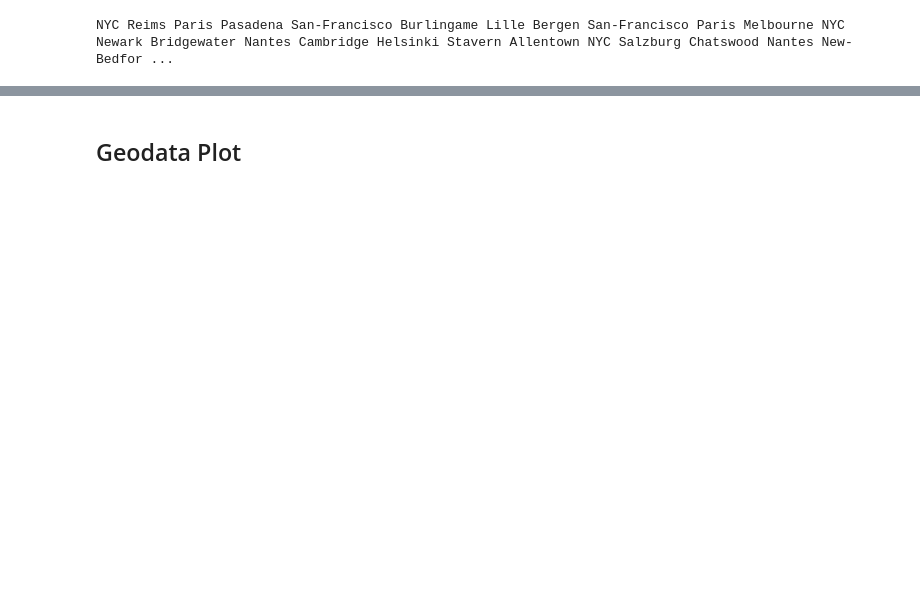
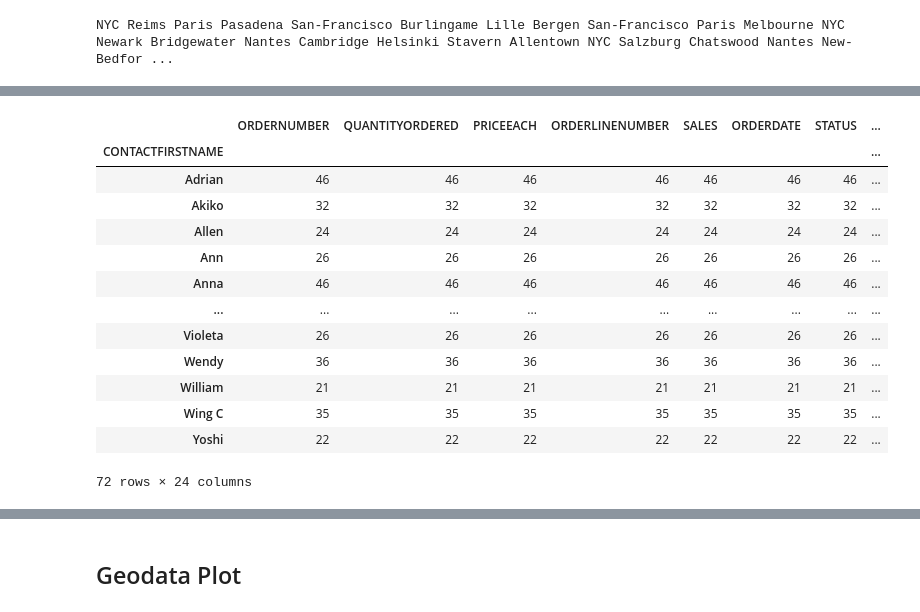
Before and after one commit to r-ap/TrainingMachineLearning, a Jupyter notebook: BFI_PYIM_8.ipynb, the cells around one changed output, grey strips where cells are left out. Saved outputs shown, nothing was run; the diff lists cells and outputs as text; code cells hidden in the pictures; blank space fills up the shorter version.

```diff
--- a/BFI_PYIM_8.ipynb
+++ b/BFI_PYIM_8.ipynb
@@ -184,0 +185,18 @@ plt.show()
+# %%
+e_com['CONTACTFIRSTNAME'].unique()
+e_com.groupby(['CONTACTFIRSTNAME']).count()
+# %% [output]
+|  | ORDERNUMBER | QUANTITYORDERED | PRICEEACH | ORDERLINENUMBER | SALES | ORDERDATE | STATUS | ... |
+| CONTACTFIRSTNAME |  |  |  |  |  |  |  | ... |
+| Adrian | 46 | 46 | 46 | 46 | 46 | 46 | 46 | ... |
+| Akiko | 32 | 32 | 32 | 32 | 32 | 32 | 32 | ... |
+| Allen | 24 | 24 | 24 | 24 | 24 | 24 | 24 | ... |
+| Ann | 26 | 26 | 26 | 26 | 26 | 26 | 26 | ... |
+| Anna | 46 | 46 | 46 | 46 | 46 | 46 | 46 | ... |
+| ... | ... | ... | ... | ... | ... | ... | ... | ... |
+| Violeta | 26 | 26 | 26 | 26 | 26 | 26 | 26 | ... |
+| Wendy | 36 | 36 | 36 | 36 | 36 | 36 | 36 | ... |
+| William | 21 | 21 | 21 | 21 | 21 | 21 | 21 | ... |
+| Wing C | 35 | 35 | 35 | 35 | 35 | 35 | 35 | ... |
+| Yoshi | 22 | 22 | 22 | 22 | 22 | 22 | 22 | ... |
+72 rows × 24 columns
```
Also changed, not shown: parts of 11 cells of this notebook, 2 other files.
